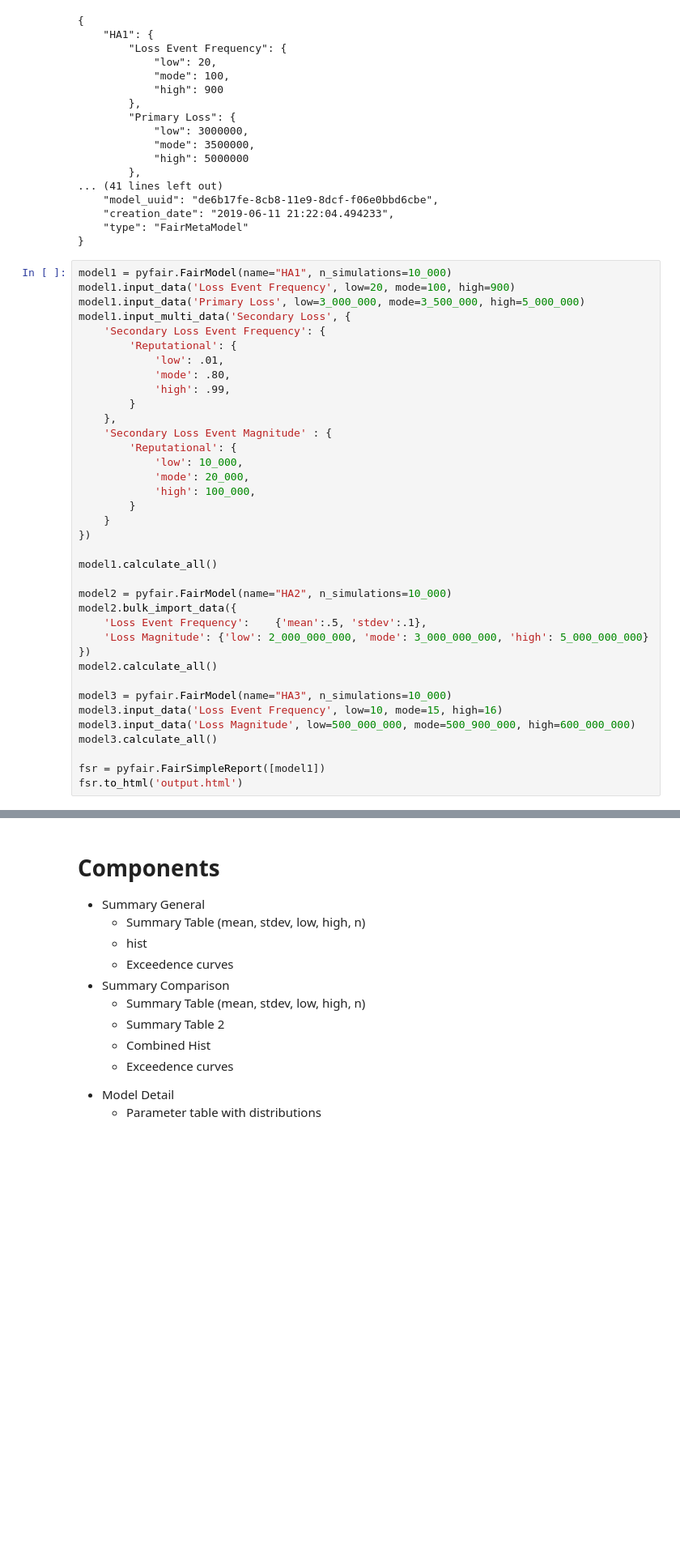
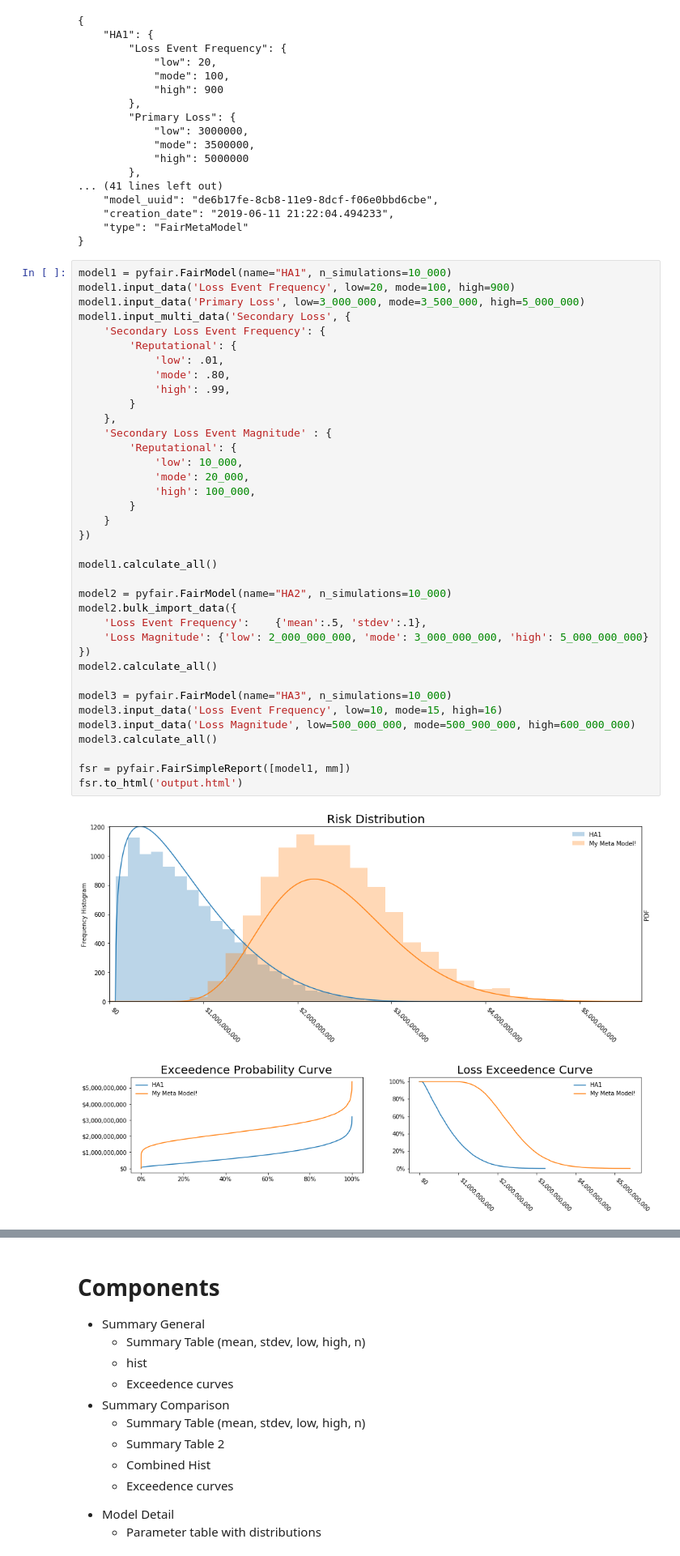
Before and after one commit to Hive-Systems/pyfair, a Jupyter notebook: scratch_notebook.ipynb, the cells around one changed output, grey strips where cells are left out. Shown at 81% size. Saved outputs shown, nothing was run; the diff lists cells and outputs as text; blank space fills up the shorter version.

```diff
--- a/scratch_notebook.ipynb
+++ b/scratch_notebook.ipynb
@@ -40,31 +42,34 @@ model1.input_multi_data('Secondary Loss', {
         'Reputational': {
             'low': .01,
             'mode': .80,
             'high': .99,
         }
     },
     'Secondary Loss Event Magnitude' : {
         'Reputational': {
             'low': 10_000,
             'mode': 20_000,
             'high': 100_000,
         }
     }
 })
 
 model1.calculate_all()
 
 model2 = pyfair.FairModel(name="HA2", n_simulations=10_000)
 model2.bulk_import_data({
     'Loss Event Frequency':    {'mean':.5, 'stdev':.1},
     'Loss Magnitude': {'low': 2_000_000_000, 'mode': 3_000_000_000, 'high': 5_000_000_000}
 })
 model2.calculate_all()
 
 model3 = pyfair.FairModel(name="HA3", n_simulations=10_000)
 model3.input_data('Loss Event Frequency', low=10, mode=15, high=16)
 model3.input_data('Loss Magnitude', low=500_000_000, mode=500_900_000, high=600_000_000)
 model3.calculate_all()
 
-fsr = pyfair.FairSimpleReport([model1])
+fsr = pyfair.FairSimpleReport([model1, mm])
 fsr.to_html('output.html')
+# %% [output]
+[figure, added]
+[figure, added]
```
Also changed, not shown: parts of 10 cells of this notebook, 15 other files.
